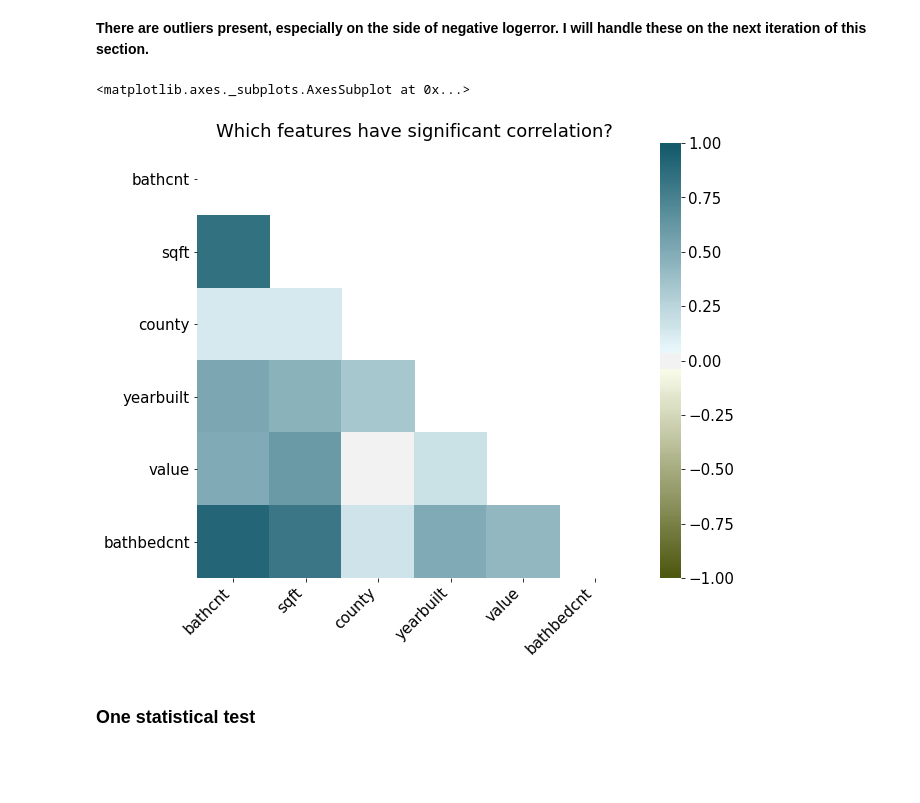
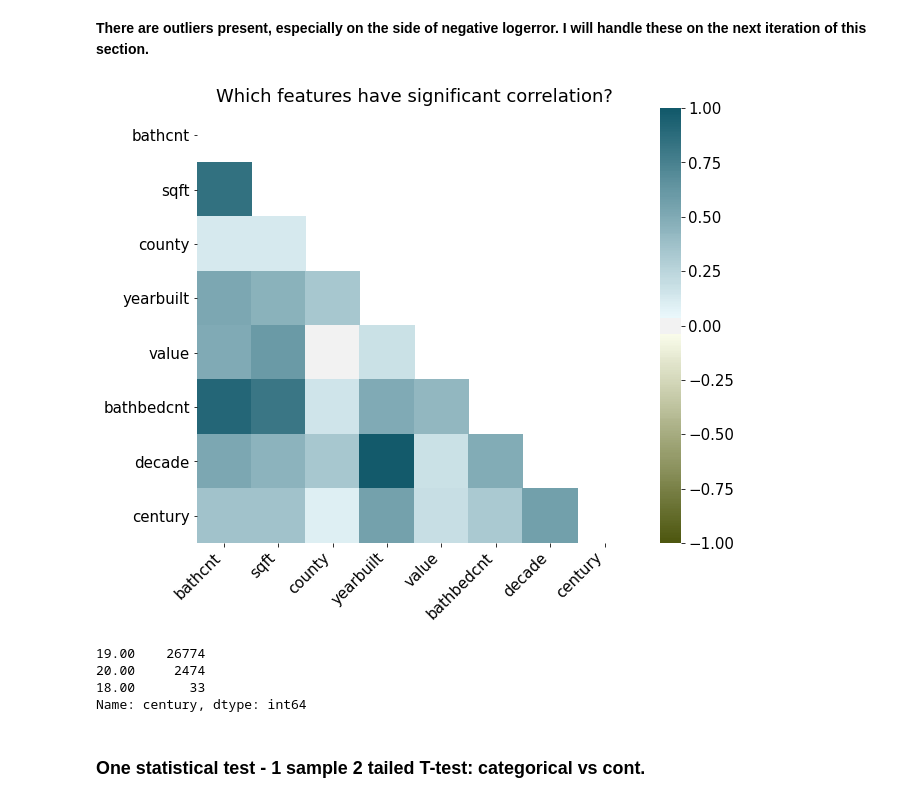
Before and after one commit to KwameTaylor/kwames-zillow-zestimates-error-control, a Jupyter notebook: explore.ipynb, the cells around one changed output. Cells and saved outputs as stored; diff of their text form; code cells hidden in the pictures; blank space fills up the shorter version.

```diff
--- a/explore.ipynb
+++ b/explore.ipynb
@@ -198,15 +200,2 @@ plt.show()
 # %% [markdown]
 **There are outliers present, especially on the side of negative logerror. I will handle these on the next iteration of this section.**
-# %%
-# heatmap time!
-heatmap_data = X_train_scaled.drop(columns=['latitude', 'longitude'])
-corr = heatmap_data.corr()
-mask = np.triu(np.ones_like(corr, dtype=bool))
-ax = sns.heatmap(corr, mask=mask, center=0, vmin=-1, vmax=1, cmap=sns.diverging_palette(95, 220, n=250, s=93, l=35), square=True)
-ax.set_xticklabels(ax.get_xticklabels(), rotation=45, horizontalalignment='right')
-ax.set_yticklabels(ax.get_yticklabels(), rotation=0, horizontalalignment='right')
-plt.title('Which features have significant correlation?')
-ax
-# %% [output]
-<matplotlib.axes._subplots.AxesSubplot at 0x...>
-[figure, removed]
@@ -223,2 +202,14 @@ ax
+# %%
+corr_heatmap(X_train_scaled)
+# %% [output]
+[figure, added]
+# %%
+#keep this in final notebook
+train.century.value_counts()
+# %% [output]
+19.00    26774
+20.00     2474
+18.00       33
+Name: century, dtype: int64
 # %% [markdown]
-### One statistical test
+### One statistical test - 1 sample 2 tailed T-test: categorical vs cont.
```
Also changed, not shown: parts of 22 cells of this notebook, 2 other files.
